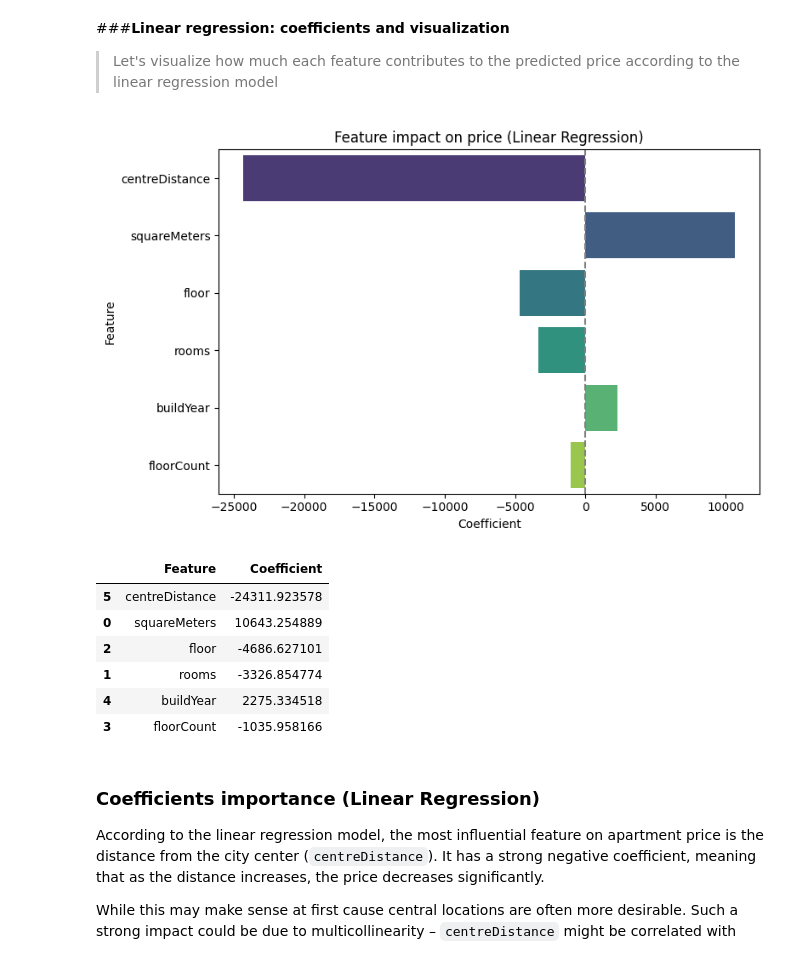
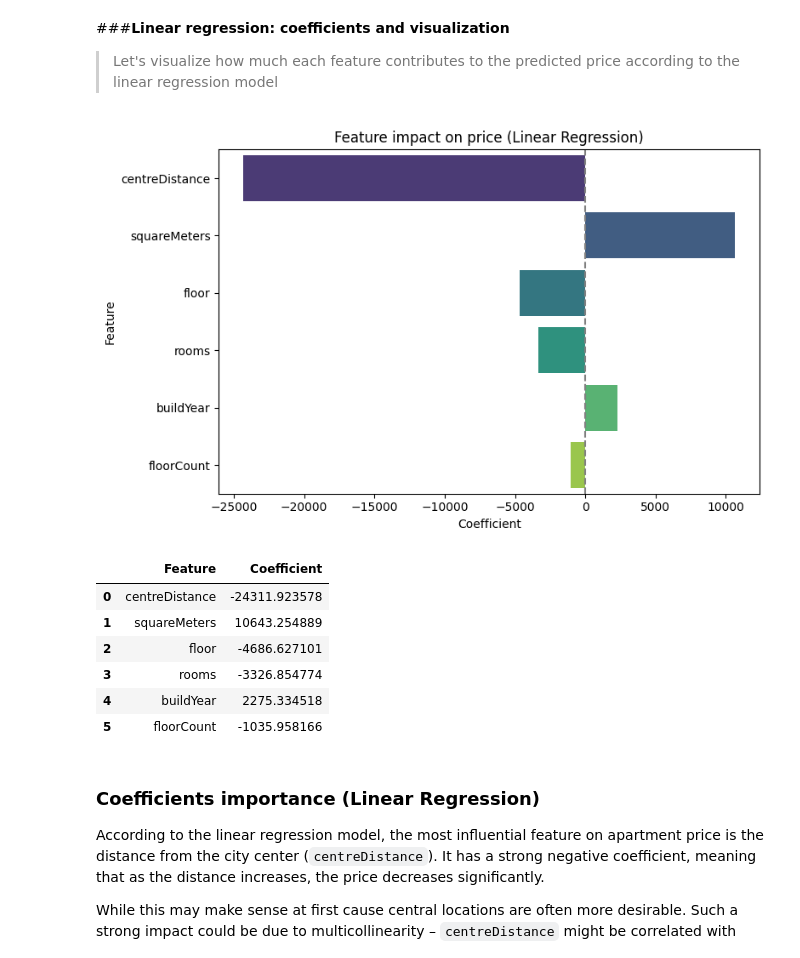
Before and after one commit to Przemo200/Analysis-of-apartment-prices-in-Wroclaw, a Jupyter notebook: FlatsPricesWroclaw.ipynb, the cells around one changed output. Saved outputs shown, nothing was run; the diff lists cells and outputs as text; code cells hidden in the pictures.

Commit message:
Indexes changed in 'features' in prediction models

```diff
--- a/FlatsPricesWroclaw.ipynb
+++ b/FlatsPricesWroclaw.ipynb
@@ -388,29 +388,31 @@ MAE: 85,499 zł
 # %%
 # Linear regression coefficients
 coeffs = pd.DataFrame({
     'Feature': features,
     'Coefficient': model.coef_
 }).sort_values(by='Coefficient', key=abs, ascending=False)
 
 plt.figure(figsize=(8, 5))
 sns.barplot(data=coeffs, x='Coefficient', y='Feature', palette='viridis', hue='Feature')
 plt.axvline(0, color='gray', linestyle='--')
 plt.title('Feature impact on price (Linear Regression)')
 plt.xlabel('Coefficient')
 plt.ylabel('Feature')
 plt.tight_layout()
 plt.show()
 
+
+coeffs.reset_index(drop=True, inplace=True)
 coeffs
 # %% [output]
 [figure]
 |  | Feature | Coefficient |
-| 5 | centreDistance | -24311.923578 |
-| 0 | squareMeters | 10643.254889 |
+| 0 | centreDistance | -24311.923578 |
+| 1 | squareMeters | 10643.254889 |
 | 2 | floor | -4686.627101 |
-| 1 | rooms | -3326.854774 |
+| 3 | rooms | -3326.854774 |
 | 4 | buildYear | 2275.334518 |
-| 3 | floorCount | -1035.958166 |
+| 5 | floorCount | -1035.958166 |
 # %% [markdown]
 ### Coefficients importance (Linear Regression)
 
```
Also changed, not shown: parts of 2 cells of this notebook.
